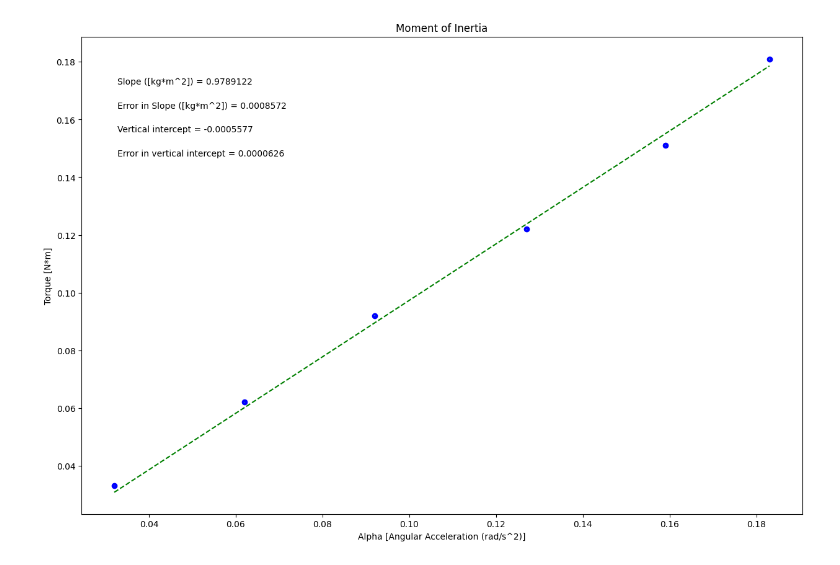
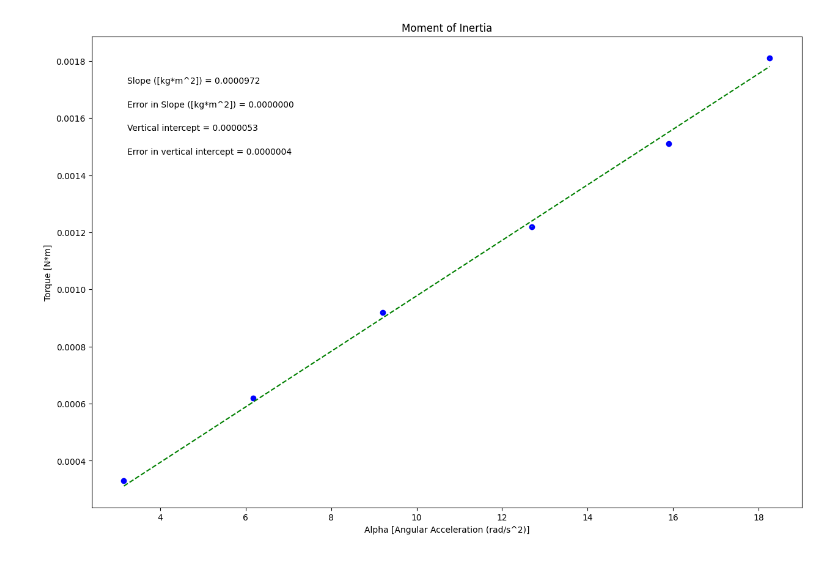
Before and after one commit to saucytartarex/Physics-Lab, a Jupyter notebook: MomentofInteria.ipynb, the cells around one changed output. Drawn from its saved outputs; the diff is of its cells as text; code cells hidden in the pictures.

```diff
--- a/MomentofInteria.ipynb
+++ b/MomentofInteria.ipynb
@@ -19,11 +19,11 @@ import matplotlib.pyplot as plt
 #variable names should start with a letter and must contain only letters, numbers, and underscores
 
 
-fish = np.array([0.032, 0.062, 0.092, 0.127, 0.159, 0.183])
+fish = np.array([3.15, 6.17, 9.2, 12.7, 15.89, 18.26])
 
-T = np.array([0.033, 0.062, 0.092, 0.122, 0.151, 0.181])
+T = np.array([0.00033, 0.00062, 0.00092, 0.00122, 0.00151, 0.00181])
 
-T_err = np.array([0.0000474, 0.0000765, 0.000108, 0.000142, 0.000167, 0.000208])
+T_err = np.array([0.00000034, 0.00000043, 0.00000054, 0.00000069, 0.00000083, 0.00000095])
 
 
 
@@ -92,31 +92,31 @@ elif annotation_placement==3 or annotation_placement==4:
 #Don't need to change anything in this section!
 
 #Plot data on graph. Plot error bars and place values for slope,
 #error in slope, and vertical intercept (plus error) on the plot using "annotate"
 
 plt.figure(figsize=(15,10))
 
 plt.plot(x, fit, color='green', linestyle='--')
 plt.scatter(x, y, color='blue', marker='o')
 
 plt.xlabel(x_label)
 plt.ylabel(y_label)
 plt.title(plot_title)
 
 plt.errorbar(x, y, yerr=dy, xerr=None, fmt="none") #don't need to plot x error bars
 
 plt.annotate('Slope ({}) = {value:.{digits}f}'.format(slope_units,value=m, digits=7),
              (xpos, ypos[0]), xycoords='axes fraction')
 
 plt.annotate('Error in Slope ({}) = {value:.{digits}f}'.format(slope_units,value=dm, digits=7),
              (xpos, ypos[1]), xycoords='axes fraction')
 
 plt.annotate('Vertical intercept = {value:.{digits}f}'.format(value=b, digits=7),
              (xpos, ypos[2]), xycoords='axes fraction')
 
 plt.annotate('Error in vertical intercept = {value:.{digits}f}'.format(value=db, digits=7),
              (xpos, ypos[3]), xycoords='axes fraction')
 
 plt.show()
 # %% [output]
-[figure, old version]
+[figure, new version]
```
